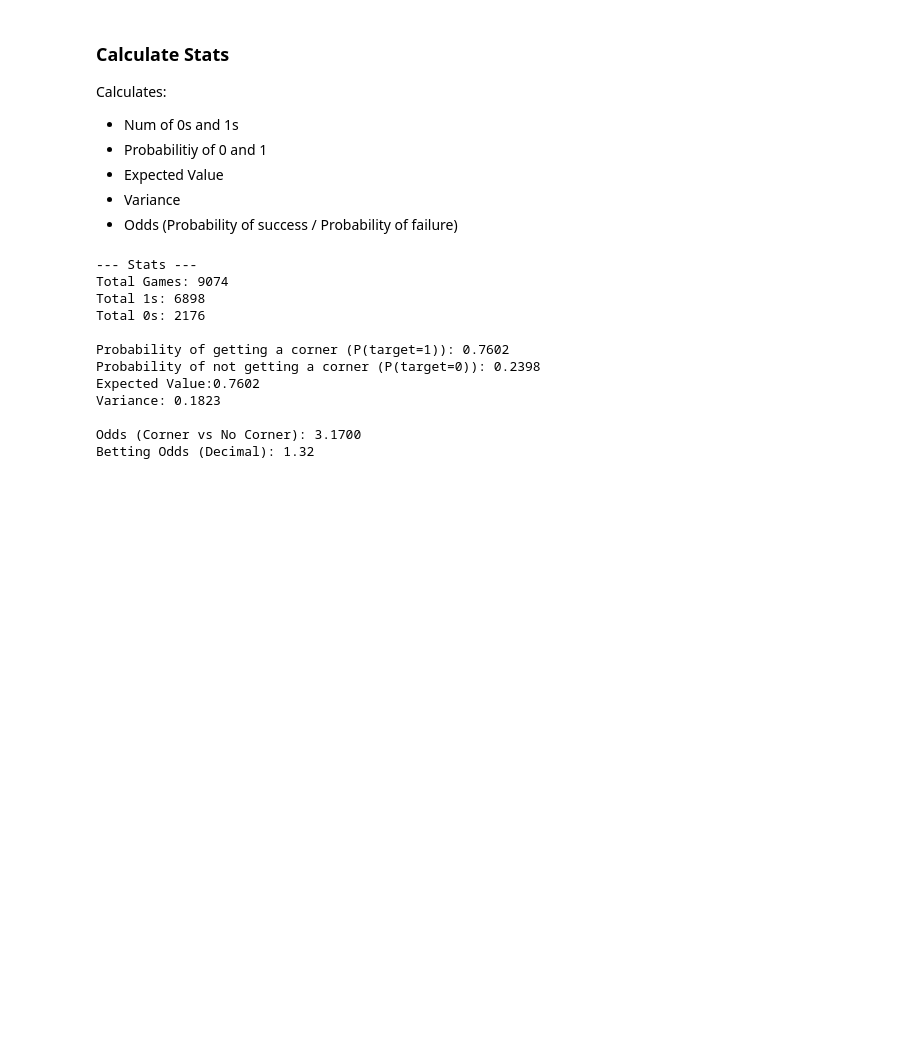
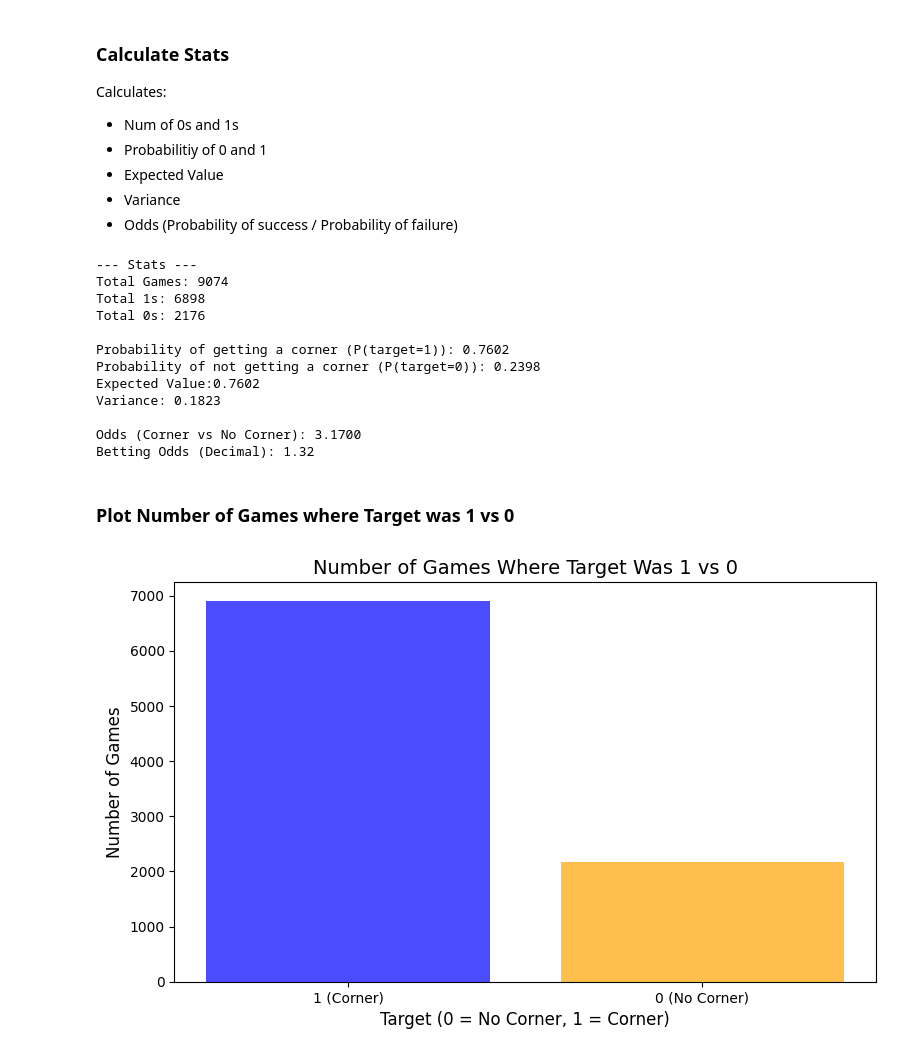
Before and after one commit to JoshuaGraham14/football-corner-prediction, a Jupyter notebook: notebooks/03_kaggle_aggregate_analysis.ipynb, the cells around one changed output. Cells and saved outputs as stored; diff of their text form; code cells hidden in the pictures; blank space fills up the shorter version.

```diff
--- a/notebooks/03_kaggle_aggregate_analysis.ipynb
+++ b/notebooks/03_kaggle_aggregate_analysis.ipynb
@@ -151,11 +151,11 @@ def process_game_data(df):
     return pd.DataFrame(games)
 
 # Load dataset and process
-processed_data = process_game_data(data)
+aggregated_data = process_game_data(data)
 
 # Sort and reset index for clean output
-processed_data = processed_data.sort_values(by=['date', 'id_odsp']).reset_index(drop=True)
-processed_data
+aggregated_data = aggregated_data.sort_values(by=['date', 'id_odsp']).reset_index(drop=True)
+aggregated_data
 # %% [output]
 |  | id_odsp | date | season | league | country | home_team | away_team | odd_h | odd_d | odd_a | ... | ... |
 | 0 | UFot0hit/ | 2011-08-05 | 2012 | D1 | germany | Borussia Dortmund | Hamburg SV | 1.56 | 4.41 | 7.42 | ... | ... |
@@ -234,3 +234,20 @@ Variance: 0.1823
 
 Odds (Corner vs No Corner): 3.1700
 Betting Odds (Decimal): 1.32
+# %% [markdown]
+### Plot Number of Games where Target was 1 vs 0
+# %%
+# Plot the number of games where the target was 1 vs 0
+target_counts = aggregated_data['target'].value_counts()
+
+# Create the bar plot
+plt.figure(figsize=(8, 5))
+plt.bar(target_counts.index.astype(str), target_counts.values, color=['blue', 'orange'], alpha=0.7)
+plt.title('Number of Games Where Target Was 1 vs 0', fontsize=14)
+plt.xlabel('Target (0 = No Corner, 1 = Corner)', fontsize=12)
+plt.ylabel('Number of Games', fontsize=12)
+plt.xticks([1, 0], labels=['0 (No Corner)', '1 (Corner)'])
+plt.tight_layout()
+plt.show()
+# %% [output]
+[figure, added]
```
Also changed, not shown: parts of 4 cells of this notebook.
